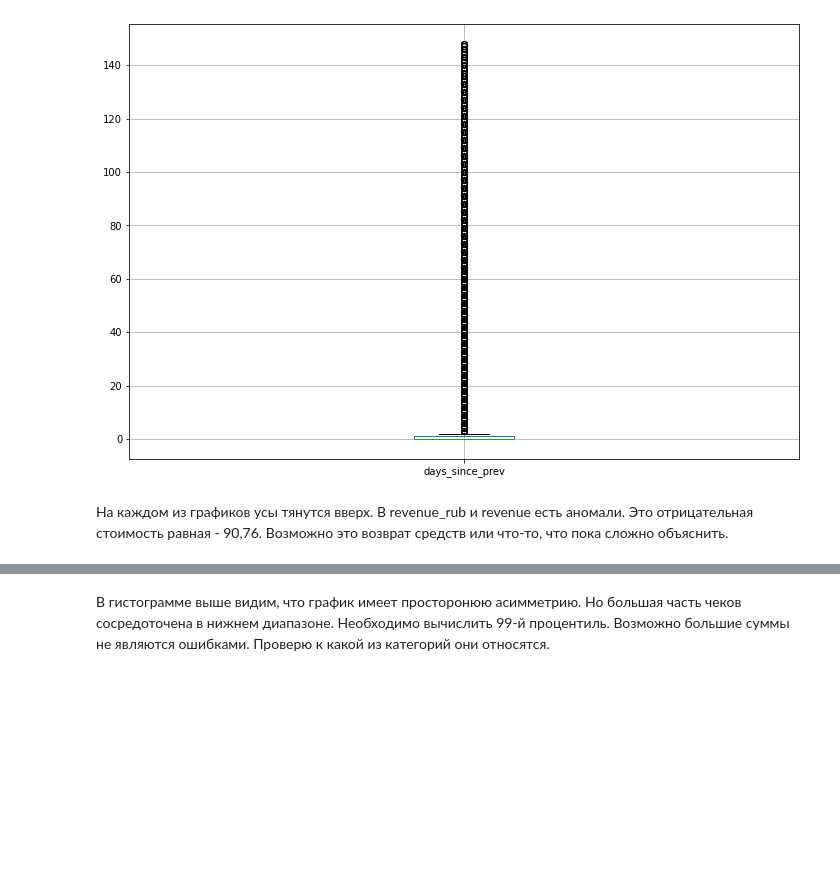
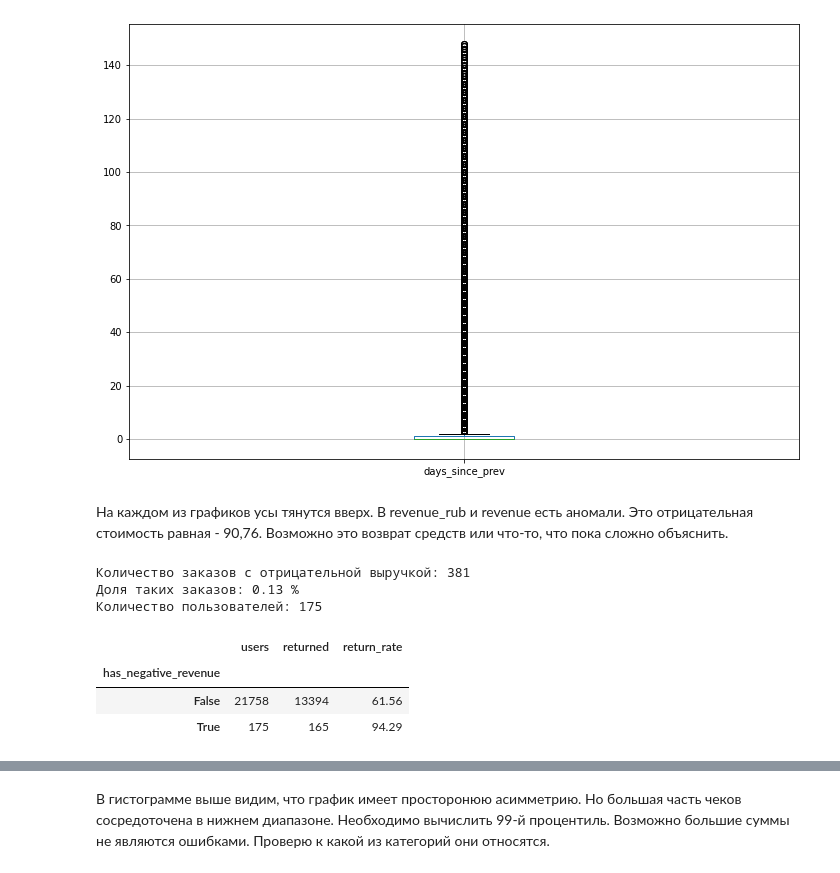
Before and after one commit to PolePilis/afisha-project, a Jupyter notebook: project.ipynb, the cells around one changed output, grey strips where cells are left out. Cells and saved outputs as stored; diff of their text form; code cells hidden in the pictures; blank space fills up the shorter version.

```diff
--- a/project.ipynb
+++ b/project.ipynb
@@ -458,3 +550,32 @@ figsize=(12, 8))
 [figure]
 # %% [markdown]
 На каждом из графиков усы тянутся вверх. В revenue_rub и revenue есть аномали. Это отрицательная стоимость равная - 90,76. Возможно это возврат средств или что-то, что пока сложно объяснить.
+# %%
+negative_orders = df_merged[df_merged['revenue_rub'] < 0]
+
+print('Количество заказов с отрицательной выручкой:', len(negative_orders))
+print('Доля таких заказов:', round(len(negative_orders) / len(df_merged) * 100, 2), '%')
+print('Количество пользователей:', negative_orders['user_id'].nunique())
+# %% [output]
+Количество заказов с отрицательной выручкой: 381
+Доля таких заказов: 0.13 %
+Количество пользователей: 175
+# %%
+user_negative = df_merged.groupby('user_id').agg(
+    has_negative_revenue=('revenue_rub', lambda x: (x < 0).any()),
+    total_orders=('order_id', 'nunique'))
+user_negative['is_two'] = (user_negative['total_orders'] >= 2).astype(int)
+
+return_comparison = user_negative.groupby('has_negative_revenue').agg(
+    users=('is_two', 'count'),
+    returned=('is_two', 'sum'),
+    return_rate=('is_two', 'mean'))
+
+return_comparison['return_rate'] *= 100
+
+return_comparison.round(2)
+# %% [output]
+|  | users | returned | return_rate |
+| has_negative_revenue |  |  |  |
+| False | 21758 | 13394 | 61.56 |
+| True | 175 | 165 | 94.29 |
```
Also changed, not shown: parts of 60 cells of this notebook.
